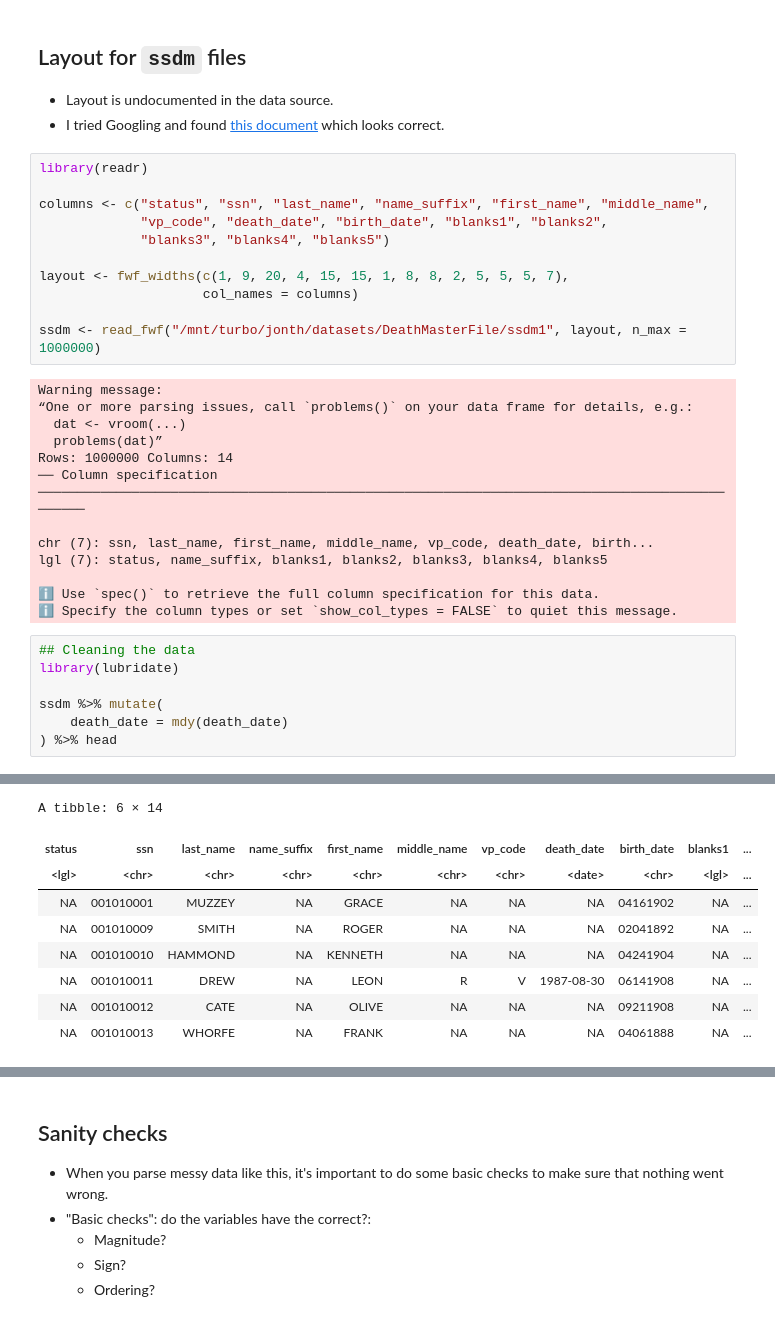
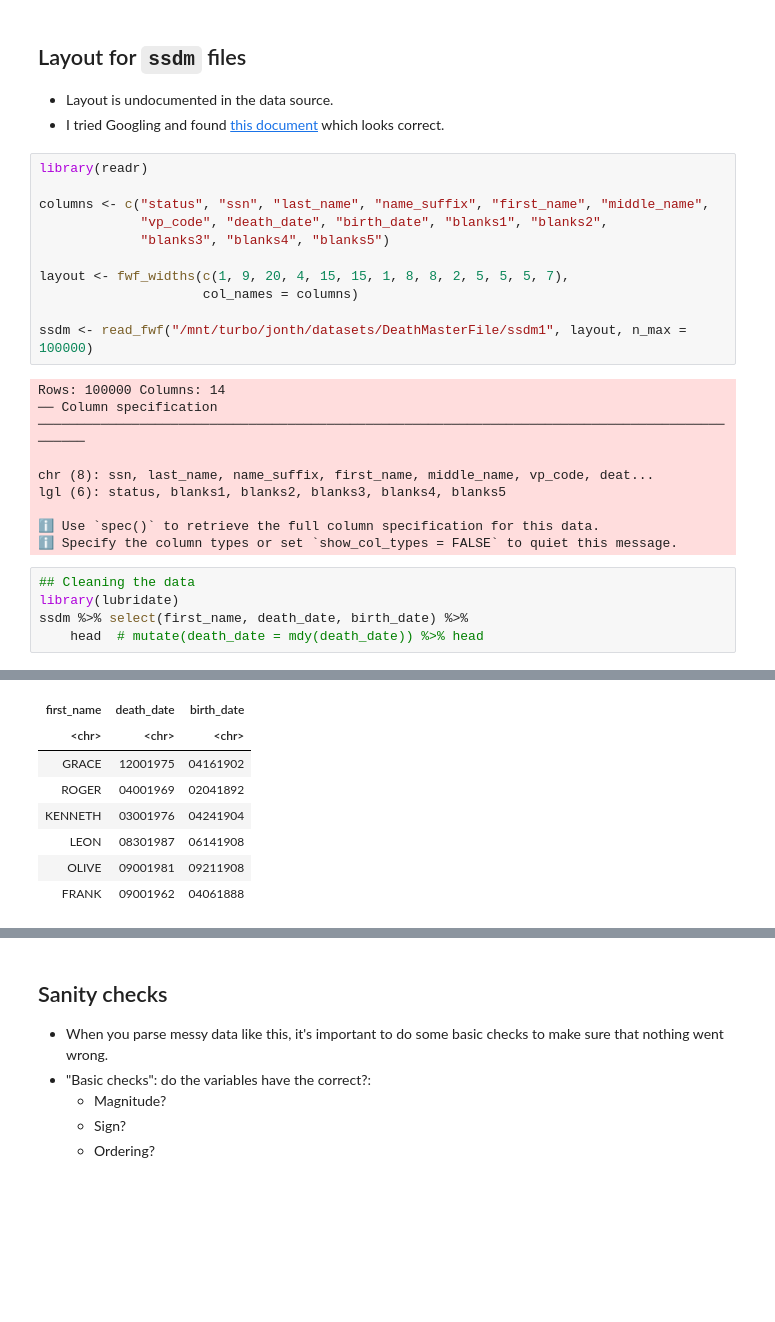
Before and after one commit to terhorst/stats504, a Jupyter notebook: lectures/week2/slides.ipynb, the cells around one changed output, grey strips where cells are left out. Saved outputs shown, nothing was run; the diff lists cells and outputs as text; blank space fills up the shorter version.

```diff
--- a/lectures/week2/slides.ipynb
+++ b/lectures/week2/slides.ipynb
@@ -298,25 +307,19 @@ columns <- c("status", "ssn", "last_name", "name_suffix", "first_name", "middle_
 layout <- fwf_widths(c(1, 9, 20, 4, 15, 15, 1, 8, 8, 2, 5, 5, 5, 7),
                      col_names = columns)
 
-ssdm <- read_fwf("/mnt/turbo/jonth/datasets/DeathMasterFile/ssdm1", layout, n_max = 1000000)
+ssdm <- read_fwf("/mnt/turbo/jonth/datasets/DeathMasterFile/ssdm1", layout, n_max = 100000)
 # %% [output]
-Warning message:
-“One or more parsing issues, call `problems()` on your data frame for details, e.g.:
-  dat <- vroom(...)
-  problems(dat)”
-Rows: 1000000 Columns: 14
+Rows: 100000 Columns: 14
 ── Column specification ──────────────────────────────────────────────────────────────────────────────────────────────
 
-chr (7): ssn, last_name, first_name, middle_name, vp_code, death_date, birth...
-lgl (7): status, name_suffix, blanks1, blanks2, blanks3, blanks4, blanks5
+chr (8): ssn, last_name, name_suffix, first_name, middle_name, vp_code, deat...
+lgl (6): status, blanks1, blanks2, blanks3, blanks4, blanks5
 
 ℹ Use `spec()` to retrieve the full column specification for this data.
 ℹ Specify the column types or set `show_col_types = FALSE` to quiet this message.
 # %%
 ## Cleaning the data
 library(lubridate)
-
-ssdm %>% mutate(
-    death_date = mdy(death_date)
-) %>% head
+ssdm %>% select(first_name, death_date, birth_date) %>%
+    head  # mutate(death_date = mdy(death_date)) %>% head
 # %% [output]
@@ -328,12 +327,11 @@ Caused by warning:
-A tibble: 6 × 14
-| status | ssn | last_name | name_suffix | first_name | middle_name | vp_code | death_date | birth_date | blanks1 | ... |
-| <lgl> | <chr> | <chr> | <chr> | <chr> | <chr> | <chr> | <date> | <chr> | <lgl> | ... |
-| NA | 001010001 | MUZZEY | NA | GRACE | NA | NA | NA | 04161902 | NA | ... |
-| NA | 001010009 | SMITH | NA | ROGER | NA | NA | NA | 02041892 | NA | ... |
-| NA | 001010010 | HAMMOND | NA | KENNETH | NA | NA | NA | 04241904 | NA | ... |
-| NA | 001010011 | DREW | NA | LEON | R | V | 1987-08-30 | 06141908 | NA | ... |
-| NA | 001010012 | CATE | NA | OLIVE | NA | NA | NA | 09211908 | NA | ... |
-| NA | 001010013 | WHORFE | NA | FRANK | NA | NA | NA | 04061888 | NA | ... |
+| first_name | death_date | birth_date |
+| <chr> | <chr> | <chr> |
+| GRACE | 12001975 | 04161902 |
+| ROGER | 04001969 | 02041892 |
+| KENNETH | 03001976 | 04241904 |
+| LEON | 08301987 | 06141908 |
+| OLIVE | 09001981 | 09211908 |
+| FRANK | 09001962 | 04061888 |
 # %%
 parse_mmddyyyy <- function(date_string) {
   # Replace '00' day with '01'
```
Also changed, not shown: parts of 19 cells of this notebook.
